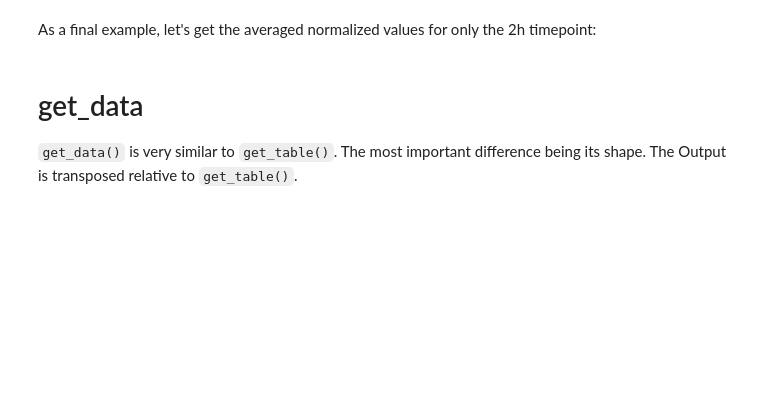
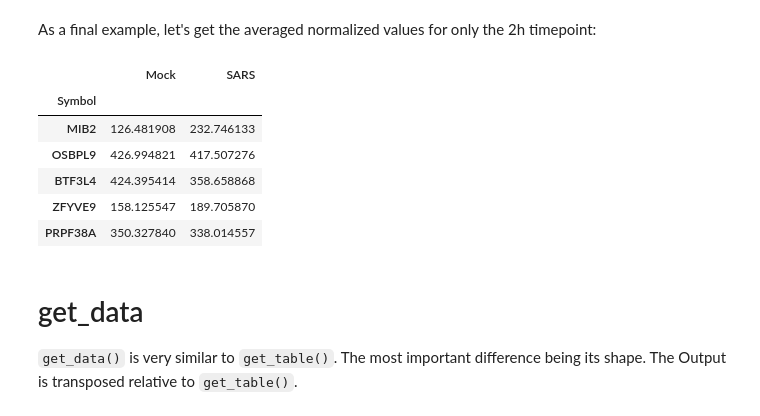
Before and after one commit to maus2310/GrandPy, a Jupyter notebook: docs/notebooks/notebook_04_working_with_data_matrices_and_analysis_results.ipynb, the cells around one changed output. Cells and saved outputs as stored; diff of their text form; code cells hidden in the pictures; blank space fills up the shorter version.

```diff
--- a/docs/notebooks/notebook_04_working_with_data_matrices_and_analysis_results.ipynb
+++ b/docs/notebooks/notebook_04_working_with_data_matrices_and_analysis_results.ipynb
@@ -179,7 +352,15 @@ sars.get_summarize_matrix(average = False)
 # %% [markdown]
 As a final example, let's get the averaged normalized values for only the 2h timepoint:
 # %%
-sars.get_table(summarize=sars.get_summarize_matrix(columns=sars.coldata["duration.4sU"] == 2))
+sars.get_table(summarize=sars.get_summarize_matrix(columns=sars.coldata["duration.4sU"] == 2)).head()
+# %% [output]
+|  | Mock | SARS |
+| Symbol |  |  |
+| MIB2 | 126.481908 | 232.746133 |
+| OSBPL9 | 426.994821 | 417.507276 |
+| BTF3L4 | 424.395414 | 358.658868 |
+| ZFYVE9 | 158.125547 | 189.705870 |
+| PRPF38A | 350.327840 | 338.014557 |
 # %% [markdown]
 # get_data
 `get_data()` is very similar to `get_table()`. The most important difference being its shape. The Output is transposed relative to `get_table()`.
```
Also changed, not shown: parts of 51 cells of this notebook.
